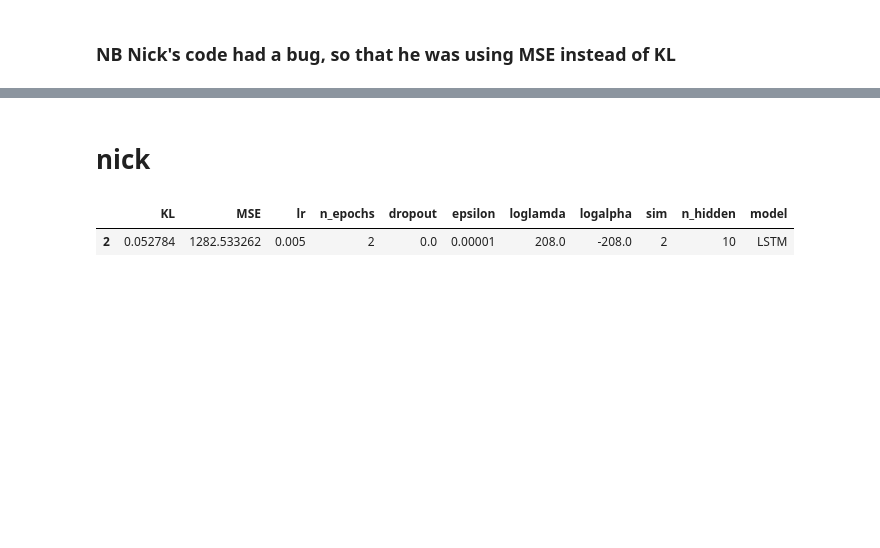
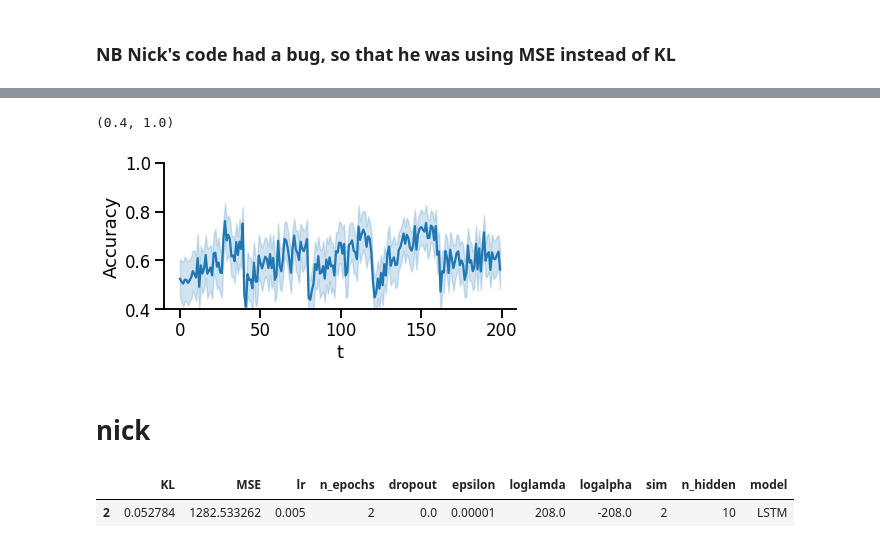
Before and after one commit to andrebeu/SEMCSW, a Jupyter notebook: NB-model_fitting.ipynb, the cells around one changed output, grey strips where cells are left out. Cells and saved outputs as stored; diff of their text form; code cells hidden in the pictures; blank space fills up the shorter version.

```diff
--- a/NB-model_fitting.ipynb
+++ b/NB-model_fitting.ipynb
@@ -129,14 +128,23 @@ def get_KL_and_MSE(file):
       # add error over conditions
       MSE += np.mean((mu_beh - mu_model) ** 2)
       KL  += np.sum(kl_pq(mu_beh, mu_model, sd_beh, sd_model))
-  return {'MSE':MSE,'KL':KL}
+  return {
+    'MSE':MSE,
+    'KL':KL
+  }
 # %%
 """
-make dataframe with data from all models
+make results_df:
+  dataframe with fitting data from all models
 """
+
+head_dir = './data/gridsearch_full1/'
+trial_files = glob(head_dir + 'trial*csv')
+files.sort()
+
 L = []
 for file in trial_files:
   err_dict = get_KL_and_MSE(file)
   param_dict = parse_file_str(file)
   L.append({**param_dict,**err_dict})
-df = pd.pandas.DataFrame(L)
+results_df = pd.pandas.DataFrame(L)
@@ -183,0 +169,15 @@ df[df.model_type=='LSTM'].sort_values('KL')
+# %%
+def get_min_err_model(model_type,eval_metric):
+  """ returns trial-by-trial dataframe
+  with info from best fit model
+  """
+  min_err = results_df.groupby('model_type')[eval_metric].min()[model_type]
+  _,lr,nep,alfa,lmbda,_,_ = results_df[results_df[eval_metric] == min_err].values[0]
+  fpath = "trial_X_trial_%s-lr-%.3f-nepchs-%i-alpha-%.3f-lambda-%.3f.csv"%(
+            model_type,lr,nep,alfa,lmbda)
+  print(fpath)
+  df = pd.read_csv(head_dir+'/'+fpath)
+  return df
+# %%
+model_df = get_min_err_model('LSTM','MSE')
+model_df
@@ -184,2 +199,9 @@ df[df.model_type=='LSTM'].sort_values('KL')
+# %%
+sns.relplot(data=model_df[model_df.Condition=='blocked'],
+            x='t', y='Accuracy', kind='line', aspect=2, height=3)
+plt.ylim(0.4,1)
+# %% [output]
+(0.4, 1.0)
+[figure, added]
 # %% [markdown]
 # nick
```
Also changed, not shown: parts of 10 cells of this notebook, 1 other file.
